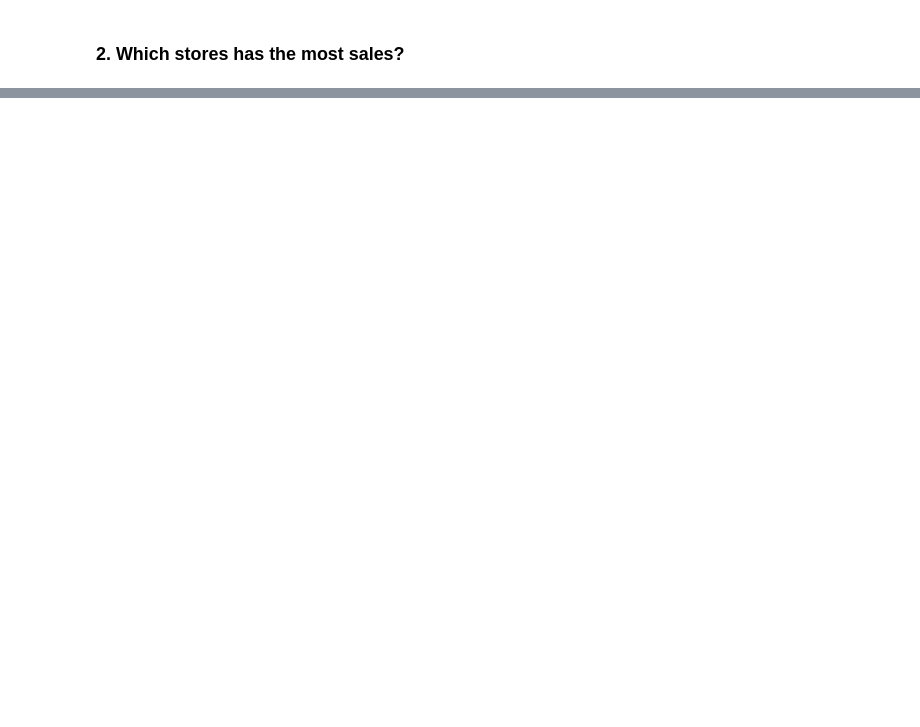
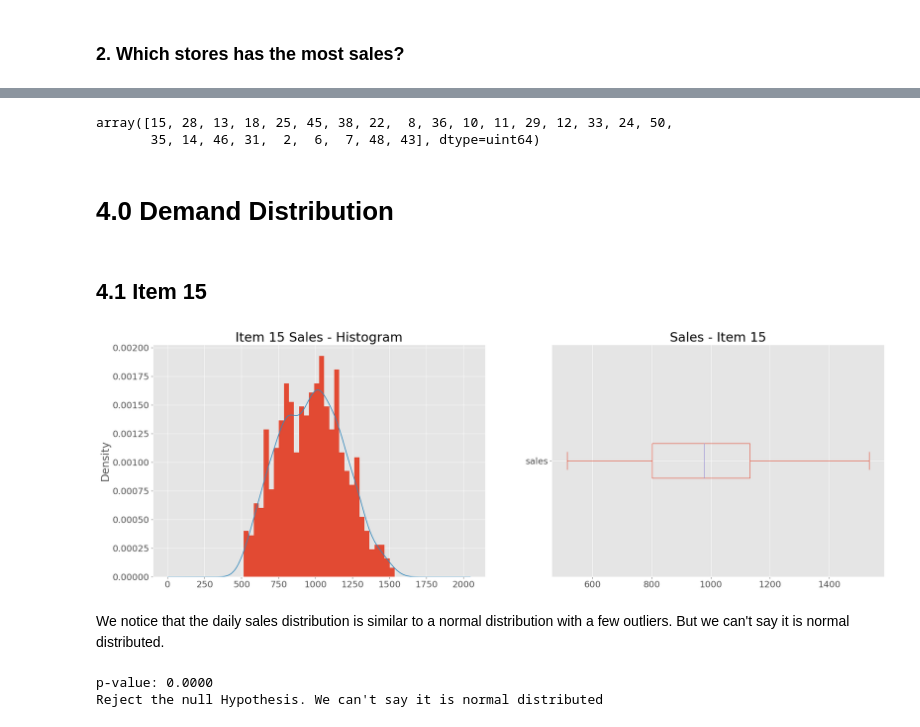
Before and after one commit to BrenoTeixeira/demand_analysis, a Jupyter notebook: notebooks/inventory_magement.ipynb, the cells around one changed output, grey strips where cells are left out. Cells and saved outputs as stored; diff of their text form; code cells hidden in the pictures; blank space fills up the shorter version.

Commit message:
demand analysis

```diff
--- a/notebooks/inventory_magement.ipynb
+++ b/notebooks/inventory_magement.ipynb
@@ -307,0 +367,39 @@ sales_df['sales_perc'] = sales_df['acc_sales']/sales_df.sales.sum()
+# %%
+# Accumulated sales per produc
+sales_by_prod['acc_sales'] = sales_by_prod.sales.cumsum()
+
+sales_by_prod['sales_perc'] = sales_by_prod['acc_sales']/sales_by_prod.sales.sum()
+
+sales_by_prod['product_%'] = np.array([i + 1 for i in range(len(sales_by_prod))])/len(sales_by_prod)
+# %%
+class_a_index = sales_by_prod.query('(sales_perc >= 0.695) & (sales_perc <= 0.71)').index[0]+1
+class_b_index = sales_by_prod.query('(sales_perc >= 0.95) & (sales_perc <= 0.96)').head(1).index[0]+1
+
+
+class_a_items = sales_by_prod[:class_a_index].item
+# %%
+class_a_items.unique()
+# %% [output]
+array([15, 28, 13, 18, 25, 45, 38, 22,  8, 36, 10, 11, 29, 12, 33, 24, 50,
+       35, 14, 46, 31,  2,  6,  7, 48, 43], dtype=uint64)
+# %% [markdown]
+# 4.0 Demand Distribution
+# %% [markdown]
+## 4.1 Item 15
+# %%
+product = class_a_items[0]
+daily_sales = prod_daily_sales(data=sales_df, product=product, target='sales', date_col='date')
+#daily_sales
+# %%
+plt.title(f'Sales - Item {product}')
+hist_box(data=daily_sales, attribute='sales', bins=30, product=product)
+plt.title(f'Sales - Item {product}');
+# %% [output]
+[figure, added]
+# %% [markdown]
+We notice that the daily sales distribution is similar to a normal distribution with a few outliers. But we can't say it is normal distributed.
+# %%
+test_normality(daily_sales.sales)
+# %% [output]
+p-value: 0.0000
+Reject the null Hypothesis. We can't say it is normal distributed
```
Also changed, not shown: parts of 235 cells of this notebook.
